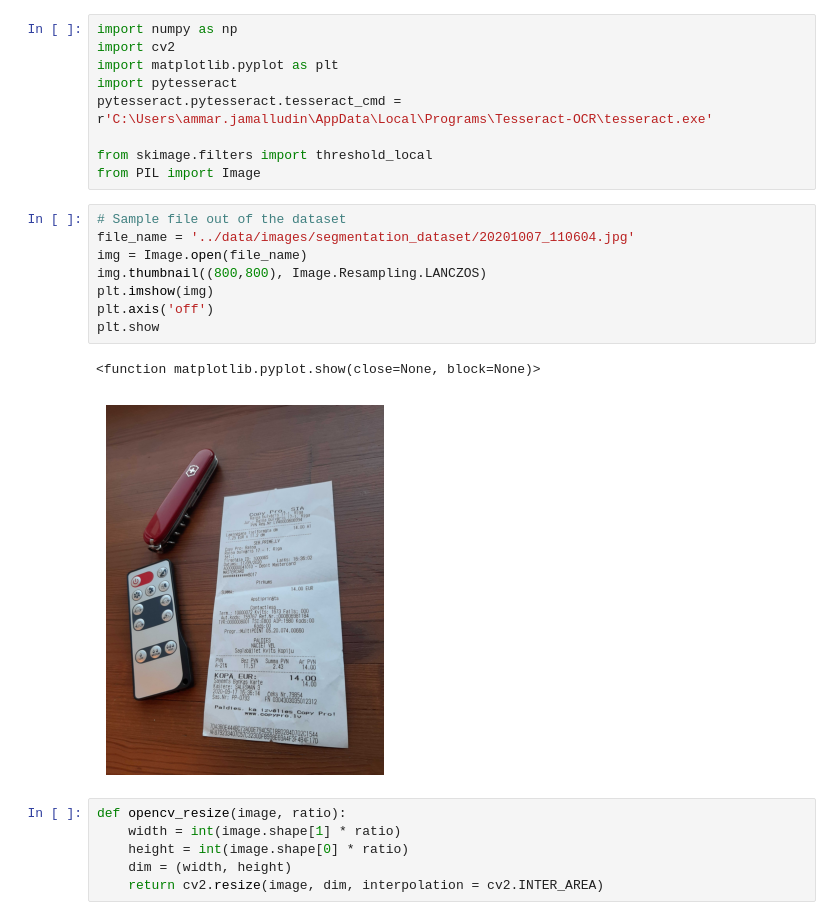
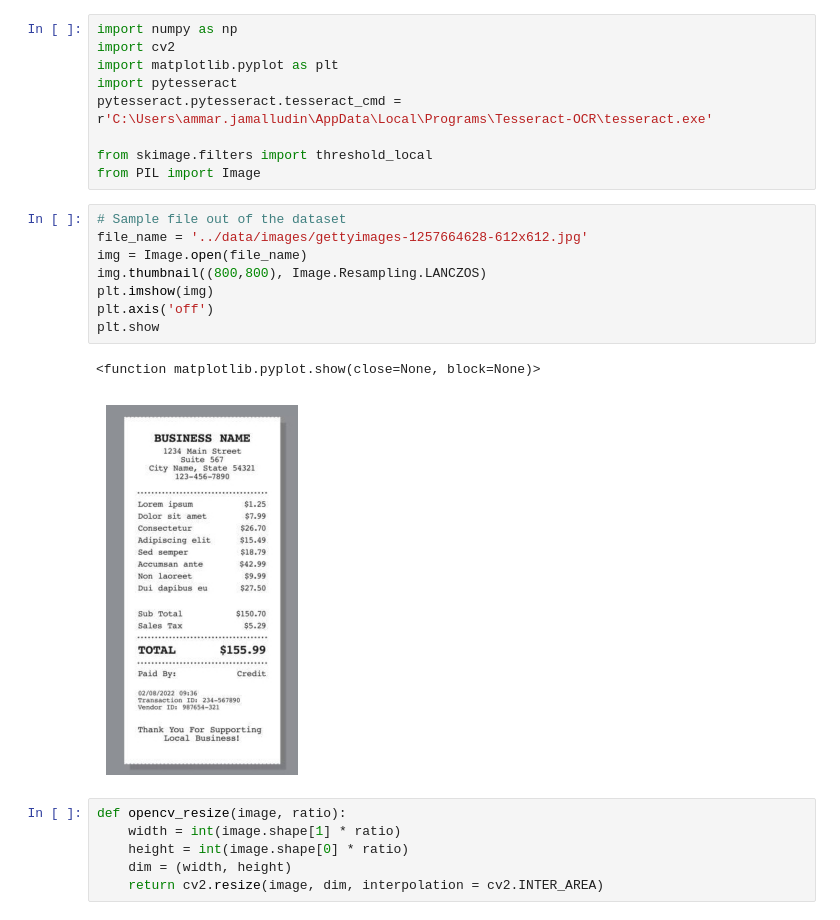
Before and after one commit to grocea/grocea-ml, a Jupyter notebook: notebooks/receipt_segmentation.ipynb, the cells around one changed output. Saved outputs shown, nothing was run; the diff lists cells and outputs as text.

```diff
--- a/notebooks/receipt_segmentation.ipynb
+++ b/notebooks/receipt_segmentation.ipynb
@@ -9,15 +9,15 @@ from skimage.filters import threshold_local
 from PIL import Image
 # %%
 # Sample file out of the dataset
-file_name = '../data/images/segmentation_dataset/20201007_110604.jpg'
+file_name = '../data/images/gettyimages-1257664628-612x612.jpg'
 img = Image.open(file_name)
 img.thumbnail((800,800), Image.Resampling.LANCZOS)
 plt.imshow(img)
 plt.axis('off')
 plt.show
 # %% [output]
 <function matplotlib.pyplot.show(close=None, block=None)>
-[figure, old version]
+[figure, new version]
 # %%
 def opencv_resize(image, ratio):
     width = int(image.shape[1] * ratio)
```
Also changed, not shown: parts of 11 cells of this notebook, 5 other files.
